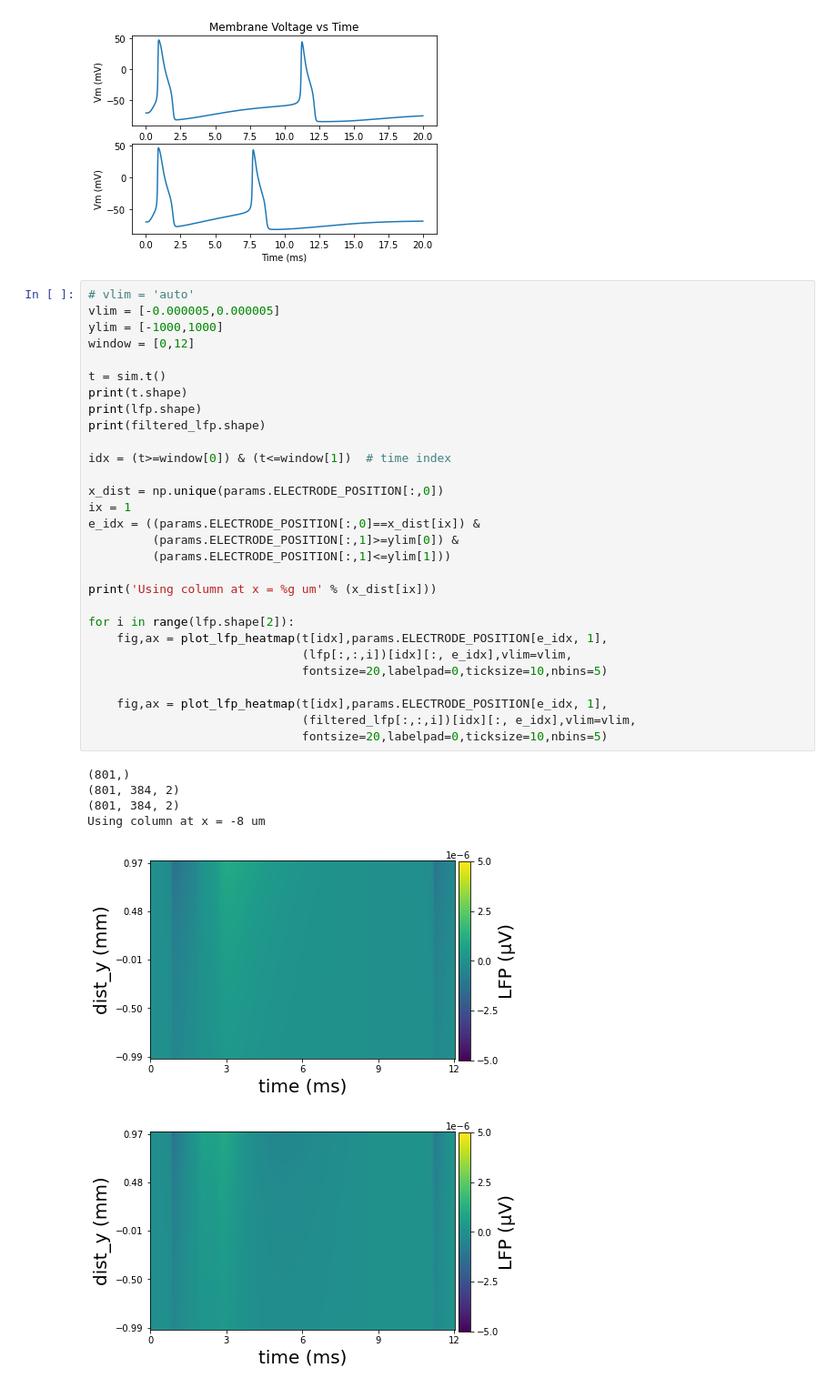
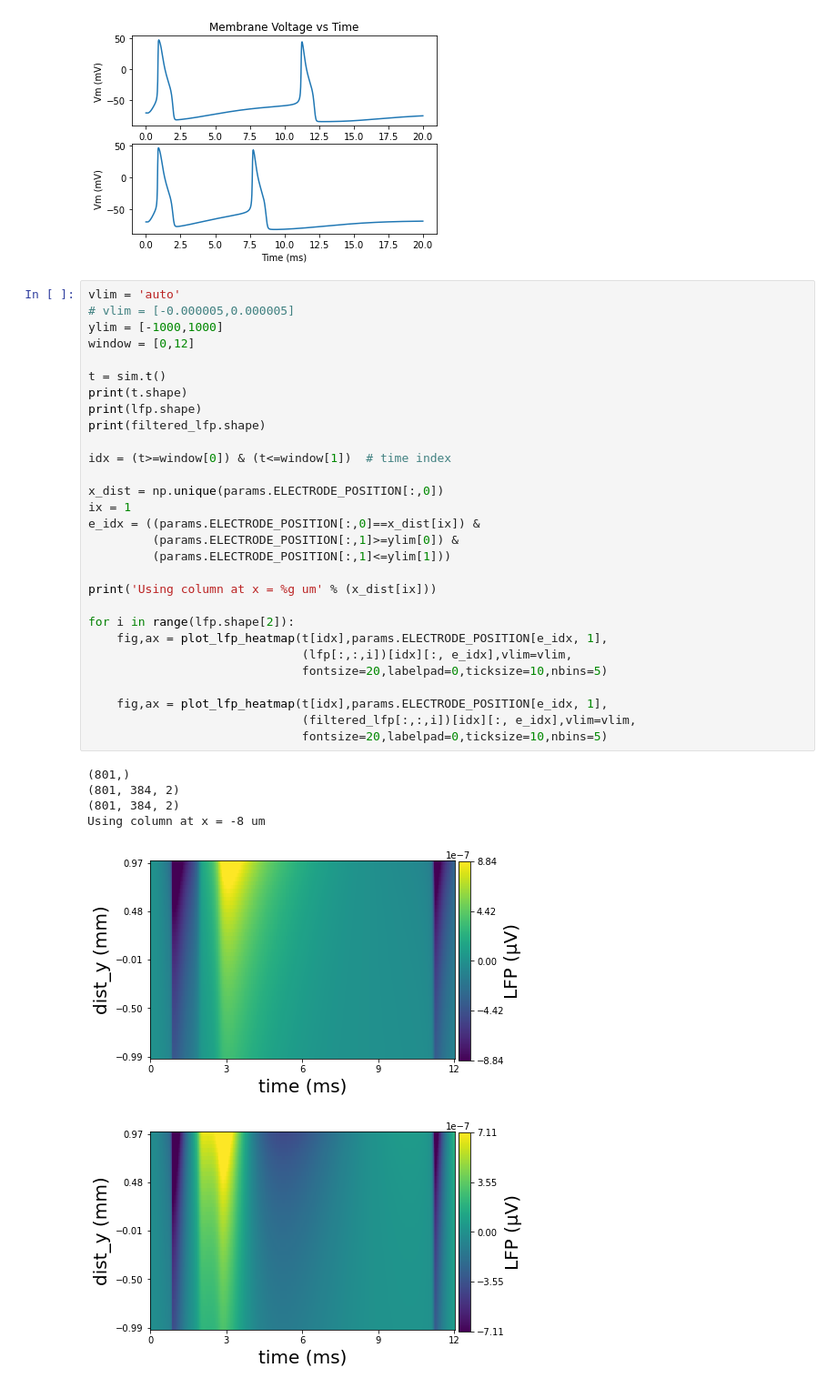
Before and after one commit to chenziao/Stylized-Cell-Inference, a Jupyter notebook: summary_stat_verification.ipynb, the cells around one changed output. Shown at 91% size. Drawn from its saved outputs; the diff is of its cells as text.

```diff
--- a/summary_stat_verification.ipynb
+++ b/summary_stat_verification.ipynb
@@ -130,38 +130,38 @@ filtered_lfp = signal.lfilter(filt_b,filt_a,lfp,axis=0)
 Number of valid sample: 0
 [figure]
 # %%
-# vlim = 'auto'
-vlim = [-0.000005,0.000005]
+vlim = 'auto'
+# vlim = [-0.000005,0.000005]
 ylim = [-1000,1000]
 window = [0,12]
 
 t = sim.t()
 print(t.shape)
 print(lfp.shape)
 print(filtered_lfp.shape)
 
 idx = (t>=window[0]) & (t<=window[1])  # time index
 
 x_dist = np.unique(params.ELECTRODE_POSITION[:,0])
 ix = 1
 e_idx = ((params.ELECTRODE_POSITION[:,0]==x_dist[ix]) &
          (params.ELECTRODE_POSITION[:,1]>=ylim[0]) &
          (params.ELECTRODE_POSITION[:,1]<=ylim[1]))
 
 print('Using column at x = %g um' % (x_dist[ix]))
 
 for i in range(lfp.shape[2]):
     fig,ax = plot_lfp_heatmap(t[idx],params.ELECTRODE_POSITION[e_idx, 1],
                               (lfp[:,:,i])[idx][:, e_idx],vlim=vlim,
                               fontsize=20,labelpad=0,ticksize=10,nbins=5)
 
     fig,ax = plot_lfp_heatmap(t[idx],params.ELECTRODE_POSITION[e_idx, 1],
                               (filtered_lfp[:,:,i])[idx][:, e_idx],vlim=vlim,
                               fontsize=20,labelpad=0,ticksize=10,nbins=5)
 # %% [output]
 (801,)
 (801, 384, 2)
 (801, 384, 2)
 Using column at x = -8 um
-[figure, old version]
+[figure, new version]
-[figure, old version]
+[figure, new version]
```
Also changed, not shown: parts of 4 cells of this notebook, 3 other files.
